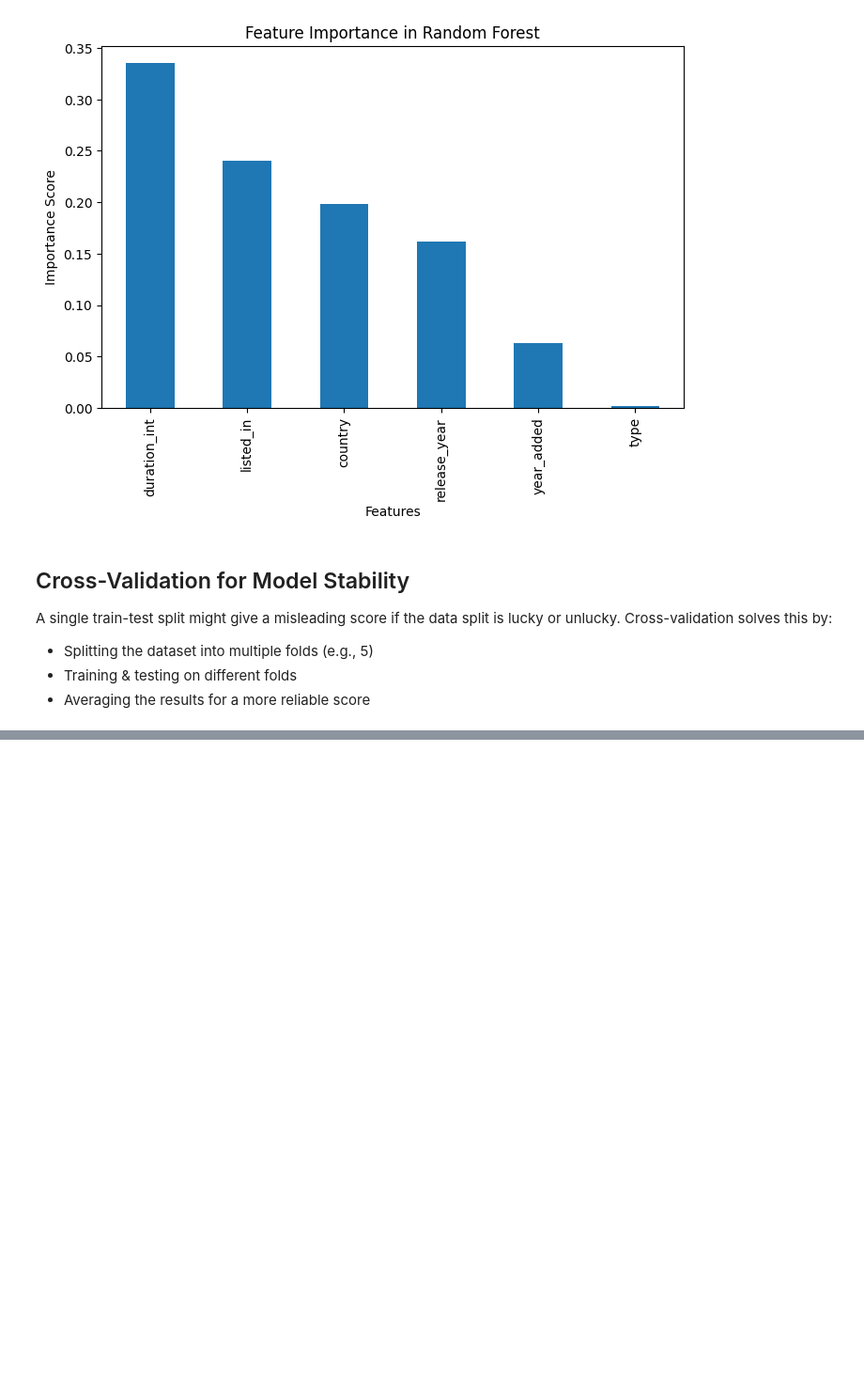
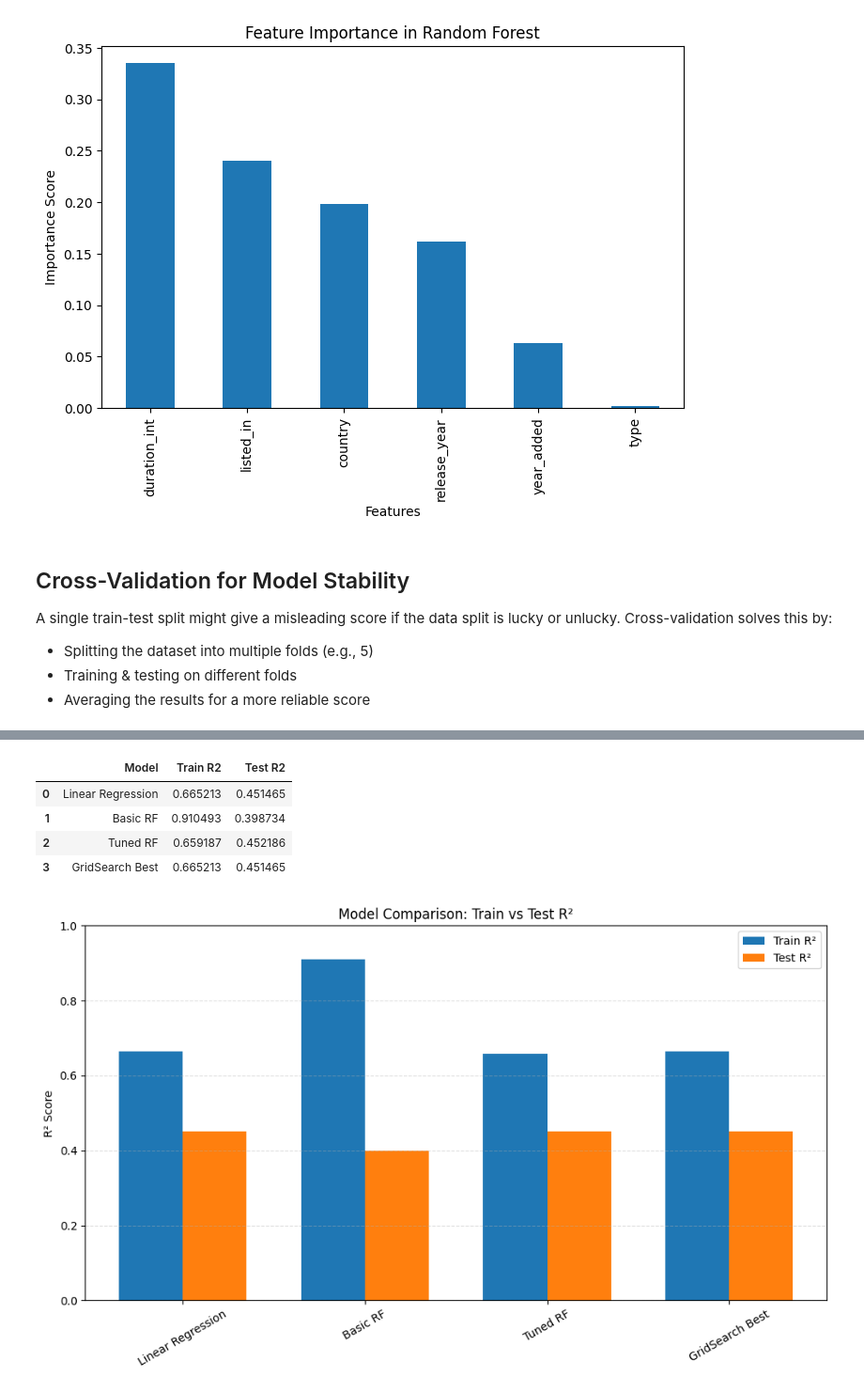
Before and after one commit to Ashutoshchawda07/netflix-rating-prediction, a Jupyter notebook: netflix_rating_prediction.ipynb, the cells around one changed output, grey strips where cells are left out. Shown: that part at 94% size. Drawn from its saved outputs; the diff is of its cells as text; code cells hidden in the pictures; blank space fills up the shorter version.

```diff
--- a/netflix_rating_prediction.ipynb
+++ b/netflix_rating_prediction.ipynb
@@ -430,0 +482,13 @@ Average R² score: 0.35637884926153
+# %%
+# Compare models
+models = {
+    "Linear Regression": model,
+    "Basic RF": rf_model,
+    "Tuned RF": rf_tuned,
+    "GridSearch Best": grid_search.best_estimator_
+}
+
+for name, model in models.items():
+    train_score = model.score(X_train, y_train)
+    test_score = model.score(X_test, y_test)
+    print(f"{name} → Train R²: {train_score:.4f}, Test R²: {test_score:.4f}")
@@ -430,0 +510,50 @@ Average R² score: 0.35637884926153
+# %%
+# Try to compute scores from model objects if they exist in the environment,
+# otherwise fallback to the previously observed scores you reported.
+try:
+    models = {
+        'Linear Regression': model,                # your linear model variable
+        'Basic RF': rf_model,                      # basic random forest
+        'Tuned RF': rf_tuned,                      # manually tuned RF
+        'GridSearch Best': grid_search.best_estimator_
+    }
+    labels = list(models.keys())
+    train_scores = [m.score(X_train, y_train) for m in models.values()]
+    test_scores  = [m.score(X_test, y_test)  for m in models.values()]
+
+except Exception:
+    # Fallback: use the scores you reported earlier
+    labels = ['Linear Regression', 'Basic RF', 'Tuned RF', 'GridSearch Best']
+    train_scores = [0.1991, 0.9105, 0.6592, 0.6652]
+    test_scores  = [0.2370, 0.3987, 0.4522, 0.4515]
+
+# Create a DataFrame (nice to view in notebook)
+scores_df = pd.DataFrame({
+    'Model': labels,
+    'Train R2': train_scores,
+    'Test R2': test_scores
+})
+display(scores_df)
+
+# Plot grouped bar chart
+x = np.arange(len(labels))
+width = 0.35
+
+plt.figure(figsize=(10,6))
+plt.bar(x - width/2, train_scores, width, label='Train R²')
+plt.bar(x + width/2, test_scores, width, label='Test R²')
+plt.xticks(x, labels, rotation=30)
+plt.ylabel('R² Score')
+plt.ylim(0, 1)
+plt.title('Model Comparison: Train vs Test R²')
+plt.legend()
+plt.grid(axis='y', linestyle='--', alpha=0.4)
+plt.tight_layout()
+plt.show()
+# %% [output]
+|  | Model | Train R2 | Test R2 |
+| 0 | Linear Regression | 0.665213 | 0.451465 |
+| 1 | Basic RF | 0.910493 | 0.398734 |
+| 2 | Tuned RF | 0.659187 | 0.452186 |
+| 3 | GridSearch Best | 0.665213 | 0.451465 |
+[figure, added]
```
Also changed, not shown: parts of 17 cells of this notebook.
